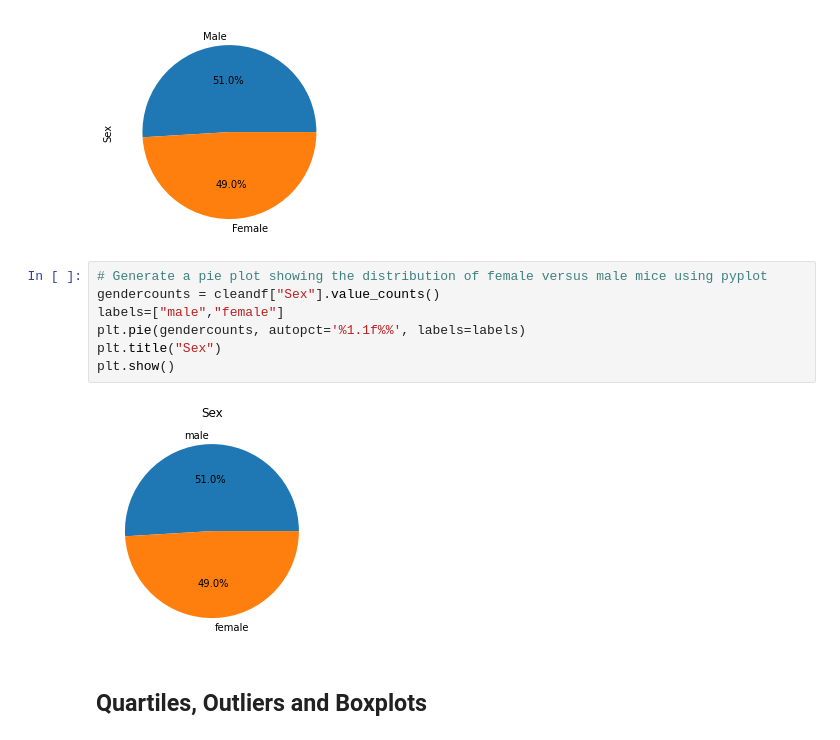
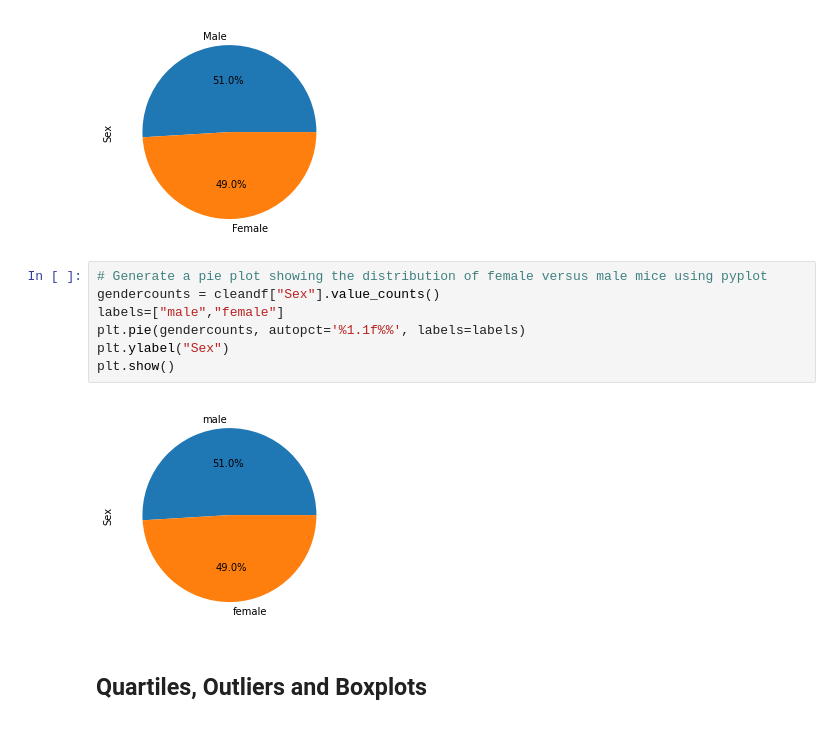
Before and after one commit to maderamel/Pymaceuticals, a Jupyter notebook: pymaceuticals.ipynb, the cells around one changed output. Saved outputs shown, nothing was run; the diff lists cells and outputs as text.

```diff
--- a/pymaceuticals.ipynb
+++ b/pymaceuticals.ipynb
@@ -171,11 +171,11 @@ plt.show()
 # %%
 # Generate a pie plot showing the distribution of female versus male mice using pyplot
 gendercounts = cleandf["Sex"].value_counts()
 labels=["male","female"]
 plt.pie(gendercounts, autopct='%1.1f%%', labels=labels)
-plt.title("Sex")
+plt.ylabel("Sex")
 plt.show()
 # %% [output]
-[figure, old version]
+[figure, new version]
 # %% [markdown]
 ## Quartiles, Outliers and Boxplots
```
Also changed, not shown: parts of 3 cells of this notebook.
